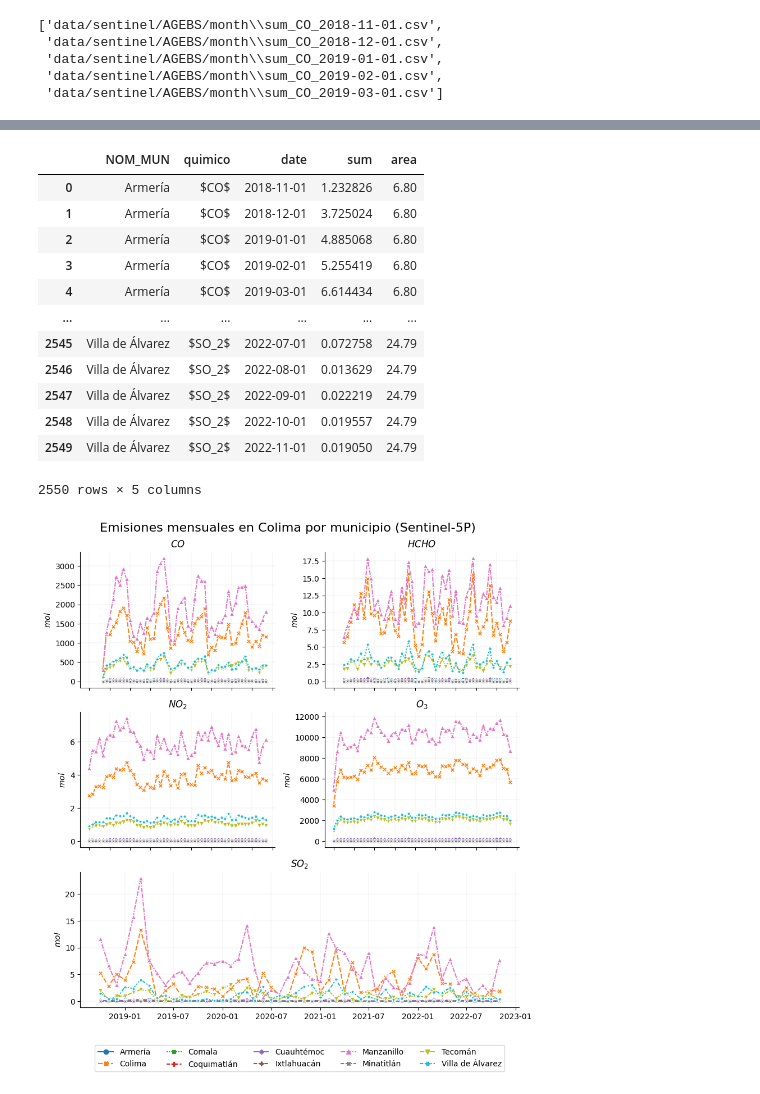
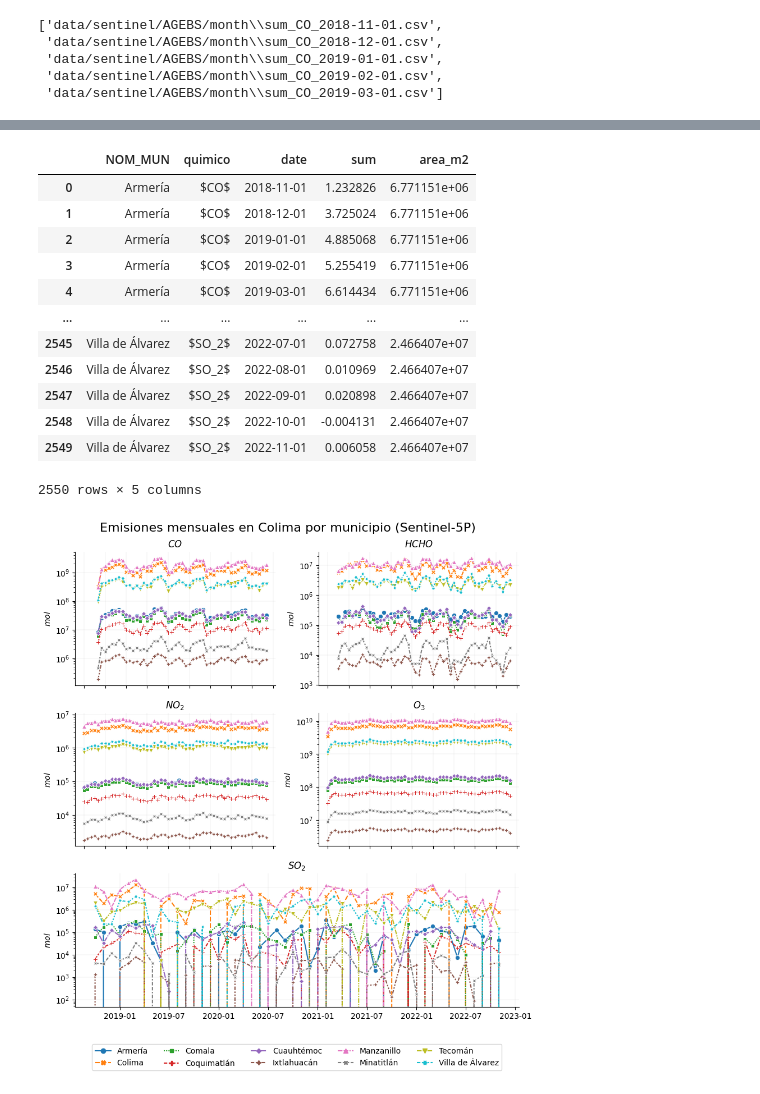
Before and after one commit to pcorner10/pronaces_analisis, a Jupyter notebook: datosNacionalesSentinel.ipynb, the cells around one changed output, grey strips where cells are left out. Drawn from its saved outputs; the diff is of its cells as text; code cells hidden in the pictures.

```diff
--- a/datosNacionalesSentinel.ipynb
+++ b/datosNacionalesSentinel.ipynb
@@ -216,6 +258,9 @@ def readNacionalSentinel(path, dfFull):
   df["year"] = date
   df['quimico'] = replace_emision[name_Quimico]
 
+  #rename ADM1_NAME with names_dict
+  df['ADM1_NAME'] = df['ADM1_NAME'].map(names_dict)
+
   df = pd.concat([df, dfFull], axis=0, ignore_index=True)
   return df
 
@@ -225,5 +270,7 @@ nacionaSentinelDf = pd.DataFrame()
 for path in nacional_sentinel:
   nacionaSentinelDf = readNacionalSentinel(path, nacionaSentinelDf)
 
-nacionaSentinelDf
+nacionaSentinelDf = nacionaSentinelDf.merge(mexico_shape, left_on='ADM1_NAME', right_on='NOMGEO')
+
+nacionaSentinelDf.head()
 # %% [output]
@@ -243,5 +283,6 @@ nacionaSentinelDf
 # %%
-medias_nacionales = nacionaSentinelDf.groupby(["ADM1_NAME","quimico"], as_index=False).agg({"sum":"sum", "Shape_Area":"mean"})
+medias_nacionales = nacionaSentinelDf.groupby(["ADM1_NAME","quimico",'area'], as_index=False).agg({"sum":"sum"})
+#medias_nacionales['value'] = medias_nacionales['sum'] * medias_nacionales['area']
 medias_nacionales = medias_nacionales.groupby(["quimico"], as_index=False).agg({"sum":"mean"})
 medias_nacionales
 
@@ -433,23 +474,23 @@ dfFullAgebs
 140505 rows × 15 columns
 # %%
-dfFullAgebs_total = dfFullAgebs.groupby(["NOM_MUN","quimico","date"]).agg({"sum": "sum",'area':"sum"}).reset_index()
+dfFullAgebs_total = dfFullAgebs.groupby(["NOM_MUN","quimico","date"]).agg({"sum": "sum",'area_m2':"sum"}).reset_index()
 dfFullAgebs_total
 # %% [output]
-|  | NOM_MUN | quimico | date | sum | area |
-| 0 | Armería | $CO$ | 2018-11-01 | 1.232826 | 6.80 |
-| 1 | Armería | $CO$ | 2018-12-01 | 3.725024 | 6.80 |
-| 2 | Armería | $CO$ | 2019-01-01 | 4.885068 | 6.80 |
-| 3 | Armería | $CO$ | 2019-02-01 | 5.255419 | 6.80 |
-| 4 | Armería | $CO$ | 2019-03-01 | 6.614434 | 6.80 |
+|  | NOM_MUN | quimico | date | sum | area_m2 |
+| 0 | Armería | $CO$ | 2018-11-01 | 1.232826 | 6.771151e+06 |
+| 1 | Armería | $CO$ | 2018-12-01 | 3.725024 | 6.771151e+06 |
+| 2 | Armería | $CO$ | 2019-01-01 | 4.885068 | 6.771151e+06 |
+| 3 | Armería | $CO$ | 2019-02-01 | 5.255419 | 6.771151e+06 |
+| 4 | Armería | $CO$ | 2019-03-01 | 6.614434 | 6.771151e+06 |
 | ... | ... | ... | ... | ... | ... |
-| 2545 | Villa de Álvarez | $SO_2$ | 2022-07-01 | 0.072758 | 24.79 |
-| 2546 | Villa de Álvarez | $SO_2$ | 2022-08-01 | 0.013629 | 24.79 |
-| 2547 | Villa de Álvarez | $SO_2$ | 2022-09-01 | 0.022219 | 24.79 |
-| 2548 | Villa de Álvarez | $SO_2$ | 2022-10-01 | 0.019557 | 24.79 |
-| 2549 | Villa de Álvarez | $SO_2$ | 2022-11-01 | 0.019050 | 24.79 |
+| 2545 | Villa de Álvarez | $SO_2$ | 2022-07-01 | 0.072758 | 2.466407e+07 |
+| 2546 | Villa de Álvarez | $SO_2$ | 2022-08-01 | 0.010969 | 2.466407e+07 |
+| 2547 | Villa de Álvarez | $SO_2$ | 2022-09-01 | 0.020898 | 2.466407e+07 |
+| 2548 | Villa de Álvarez | $SO_2$ | 2022-10-01 | -0.004131 | 2.466407e+07 |
+| 2549 | Villa de Álvarez | $SO_2$ | 2022-11-01 | 0.006058 | 2.466407e+07 |
 2550 rows × 5 columns
 # %%
-dfFullAgebs_total['value']  = dfFullAgebs_total['sum'] * dfFullAgebs_total['area']
+dfFullAgebs_total['value']  = dfFullAgebs_total['sum'] * dfFullAgebs_total['area_m2']
 # %%
 nQuimicos = len(dfFullAgebs_total["quimico"].unique())
 
@@ -464,7 +505,7 @@ for emision, quimicoDF in dfFullAgebs_total.groupby("quimico"):
   ax[row, col].set_title(emision, fontweight="bold")
 
   sns.lineplot(x="date", y="value", data=quimicoDF, ax=ax[row, col], hue="NOM_MUN", style="NOM_MUN", markers=True, dashes=True)
-
+  ax[row, col].set_yscale("log")
   ax[row, col].set_xlabel("")
   ax[row, col].set_ylabel("$mol$")
   # set ylim 10% higher than max value in "emisiones" column
@@ -474,36 +515,36 @@ for emision, quimicoDF in dfFullAgebs_total.groupby("quimico"):
 
   ax[row, col].legend().set_visible(False)
 
   col += 1
   if col == 2:
     col = 0
     row += 1
 
 
 for axe in ax[2,:]:
     axe.remove()
 
 axbig = fig.add_subplot(gs[2, :])
 
 
 axbig.set_title(emision, fontweight="bold")
 sns.lineplot(x="date", y="value", data=quimicoDF, ax=axbig, hue="NOM_MUN", style="NOM_MUN", markers=True, dashes=True)
-
+axbig.set_yscale("log")
 axbig.set_xlabel("")
 axbig.set_ylabel("$mol$")
 axbig.grid(color='gray', linestyle='-', linewidth=0.1, alpha=0.7)
 #axbig.legend(ncol=5, loc="upper center", bbox_to_anchor=(0.5, -0.25), fancybox=True)
 axbig.legend(ncol=5, loc="upper center", bbox_to_anchor=(0.5, -0.25), fancybox=True)
 
 # Increase space between subplots
 fig.subplots_adjust(hspace=0.5)
 fig.suptitle("Emisiones mensuales en Colima por municipio (Sentinel-5P)", fontsize=16)
 sns.despine()
 plt.tight_layout()
-plt.savefig("img/sentinel/emisiones_agebs_sentinel.png", dpi=300)
+plt.savefig("img/sentinel/timeline_mund_sentinel.png", dpi=300)
 plt.show()
 # %% [output]
-[figure, old version]
+[figure, new version]
 # %%
 agebs_colima = agebs_colima.drop(columns=["CVE_ENT", "CVE_MUN", "CVE_LOC"])
 agebs_colima
```
Also changed, not shown: parts of 25 cells of this notebook, 45 other files.
